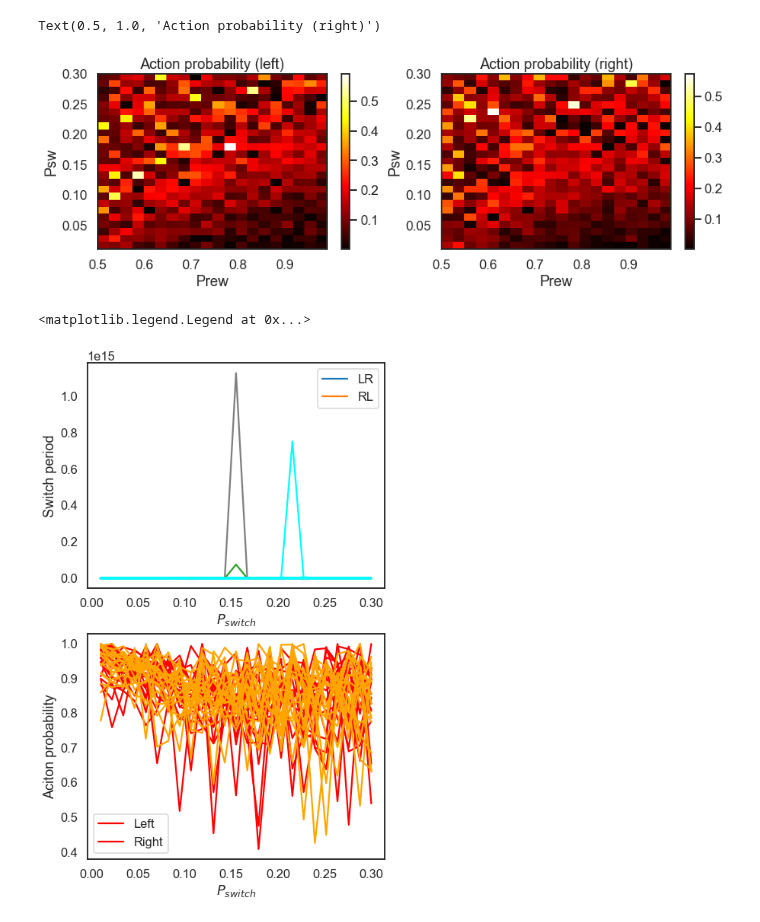
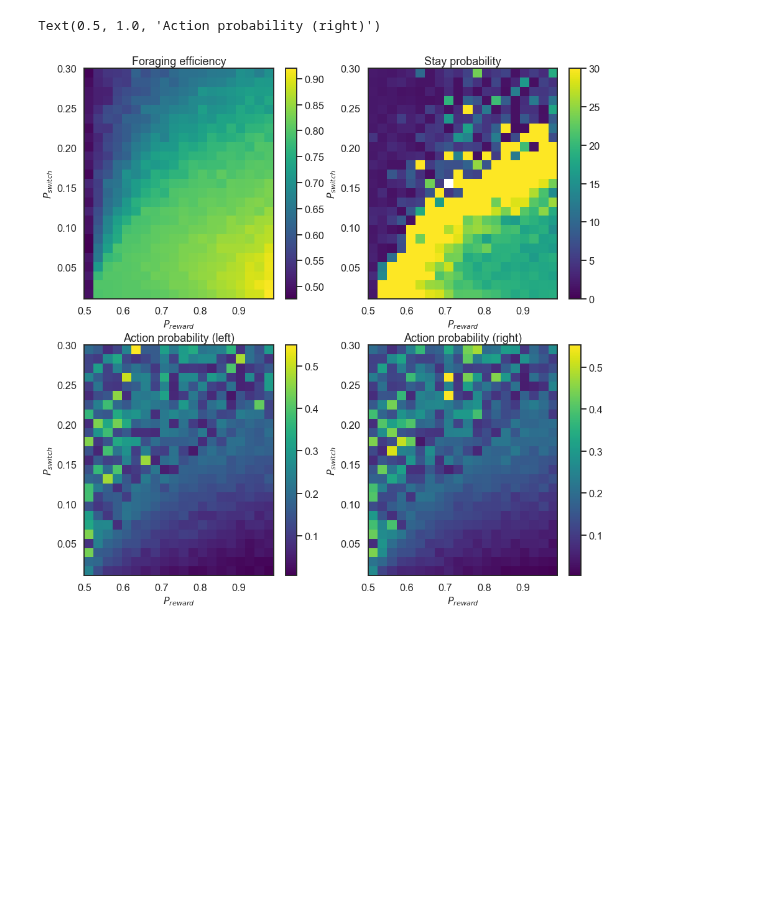
Before and after one commit to nhat-le/switching-simulations, a Jupyter notebook: switchingWorldCharacterization.ipynb, the cells around one changed output. Saved outputs shown, nothing was run; the diff lists cells and outputs as text; code cells hidden in the pictures; blank space fills up the shorter version.

Commit message:
Finished simulations for inference-based agent

```diff
--- a/switchingWorldCharacterization.ipynb
+++ b/switchingWorldCharacterization.ipynb
@@ -134,10 +82,17 @@ T11lst = np.zeros((len(pswitchlst), len(prewlst)))
 T22lst = np.zeros((len(pswitchlst), len(prewlst)))
 E1lst = np.zeros((len(pswitchlst), len(prewlst)))
 E2lst = np.zeros((len(pswitchlst), len(prewlst)))
+efflist = np.zeros((len(pswitchlst), len(prewlst)))
+PRslopelist = np.zeros((len(pswitchlst), len(prewlst)))
+PLslopelist = np.zeros((len(pswitchlst), len(prewlst)))
+PRoffsetlist = np.zeros((len(pswitchlst), len(prewlst)))
+PLoffsetlist = np.zeros((len(pswitchlst), len(prewlst)))
+
+
 for idsw, psw in enumerate(pswitchlst):
     print(psw)
     for idrew, prew in enumerate(prewlst):
-        world = make_switching_world_withCheck(0, 1, 10, 15, 25)
+        world = make_switching_world_withCheck(0, 1, 100, 15, 25)
         agent = InferenceBasedAgent(prew=prew, pswitch=psw, type='random')
         exp = Experiment(agent, world)
         exp.run()
@@ -147,12 +102,19 @@ for idsw, psw in enumerate(pswitchlst):
 
         ## testing the constrained transitions class
         hmm = ssm.HMM(num_states, obs_dim, observations="bernoulli")
+        hmm_lls = hmm.fit(data, method="em", num_iters=N_iters, init_method="kmeans", verbose=0)
 
-        hmm_lls = hmm.fit(data, method="em", num_iters=N_iters, init_method="kmeans")
+        ## Sigmoidal fit for choice transitions
+        pR, pL = find_LR_transition_fit(world, agent, window=10)
 
+        efflist[idsw][idrew] = agent.find_efficiency()
         T11lst[idsw][idrew] = hmm.transitions.transition_matrix[0][0]
         T22lst[idsw][idrew] = hmm.transitions.transition_matrix[1][1]
         E1lst[idsw][idrew] = logistic(hmm.observations.logit_ps)[0]
         E2lst[idsw][idrew] = logistic(hmm.observations.logit_ps)[1]
+        PRslopelist[idsw][idrew] = pR[0]
+        PLslopelist[idsw][idrew] = pL[0]
+        PRoffsetlist[idsw][idrew] = pR[1]
+        PLoffsetlist[idsw][idrew] = pL[1]
 # %% [output]
 0.01
@@ -186,38 +157,46 @@ Text(0.5, 1.0, 'Transition probability')
 # %%
-plt.figure(figsize=(14,4))
-plt.subplot(121)
-plt.imshow(1-np.maximum(E1lst, E2lst), aspect='auto', origin='lower', cmap='hot',
+# Plot of foraging efficiency
+plt.figure(figsize=(15, 15))
+plt.subplot(221)
+plt.imshow(efflist, origin='lower', cmap='viridis', aspect='auto',
+              extent=[min(prewlst), max(prewlst), min(pswitchlst), max(pswitchlst)])
+plt.colorbar()
+
+fontdict = {'fontsize': 16,
+ 'fontweight': 2}
+
+plt.xlabel(r'$P_{reward}$', fontdict)
+plt.ylabel(r'$P_{switch}$', fontdict)
+plt.title('Foraging efficiency')
+
+
+# Plot of transition probability
+plt.subplot(222)
+plt.imshow(1 / (1-T11lst), aspect='auto', origin='lower', cmap='viridis',
+           extent=[min(prewlst), max(prewlst), min(pswitchlst), max(pswitchlst)],
+           vmin=0, vmax=30
+          )
+plt.colorbar()
+plt.xlabel(r'$P_{reward}$', fontdict)
+plt.ylabel(r'$P_{switch}$', fontdict)
+plt.title('Stay probability')
+
+plt.subplot(223)
+plt.imshow(1-np.maximum(E1lst, E2lst), aspect='auto', origin='lower', cmap='viridis',
            extent=[min(prewlst), max(prewlst), min(pswitchlst), max(pswitchlst)])
 plt.colorbar()
-plt.xlabel('Prew')
-plt.ylabel('Psw')
+plt.xlabel(r'$P_{reward}$', fontdict)
+plt.ylabel(r'$P_{switch}$', fontdict)
 plt.title('Action probability (left)')
 
 
-plt.subplot(122)
-plt.imshow(np.minimum(E1lst, E2lst), aspect='auto', origin='lower', cmap='hot',
+plt.subplot(224)
+plt.imshow(np.minimum(E1lst, E2lst), aspect='auto', origin='lower', cmap='viridis',
            extent=[min(prewlst), max(prewlst), min(pswitchlst), max(pswitchlst)])
 plt.colorbar()
-plt.xlabel('Prew')
-plt.ylabel('Psw')
+plt.xlabel(r'$P_{reward}$', fontdict)
+plt.ylabel(r'$P_{switch}$', fontdict)
 plt.title('Action probability (right)')
 # %% [output]
 Text(0.5, 1.0, 'Action probability (right)')
-[figure, old version]
+[figure, new version]
-# %%
-plt.figure(figsize=(7,12))
-plt.subplot(211)
-plt.plot(pswitchlst, 1/(1-np.array(T11lst)))
-plt.plot(pswitchlst, 1/(1-np.array(T22lst)), color='cyan')
-plt.xlabel(r'$P_{switch}$')
-plt.ylabel('Switch period')
-plt.legend(['LR', 'RL'])
-plt.subplot(212)
-plt.plot(pswitchlst, np.maximum(E1lst, E2lst), 'r')
-plt.plot(pswitchlst, 1-np.minimum(E1lst, E2lst), color='orange')
-plt.xlabel(r'$P_{switch}$')
-plt.ylabel('Aciton probability')
-plt.legend(['Left', 'Right'])
-# %% [output]
-<matplotlib.legend.Legend at 0x...>
-[figure, removed]
```
Also changed, not shown: parts of 18 cells of this notebook, 3 other files.
